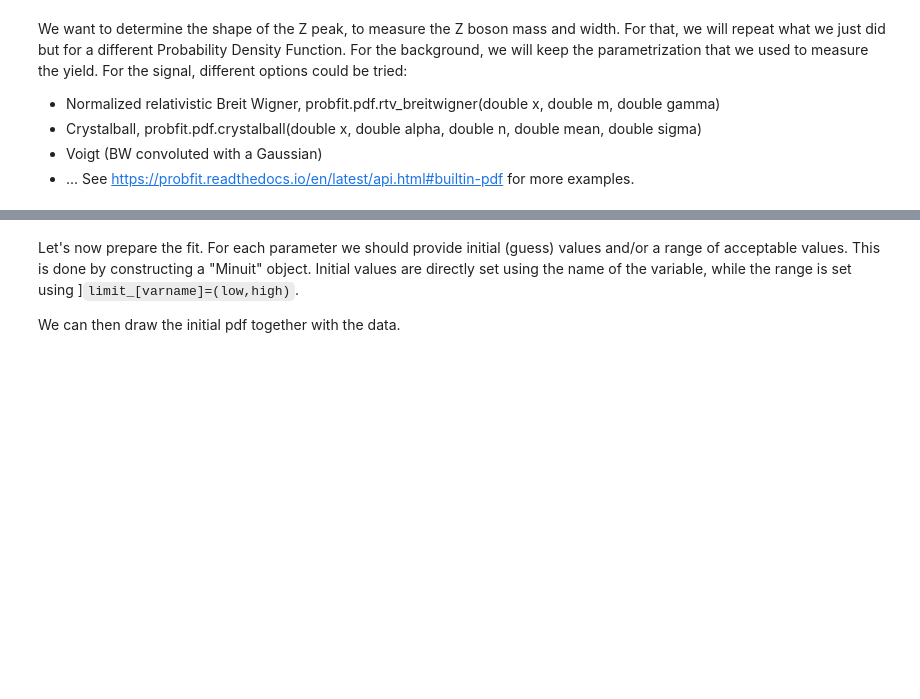
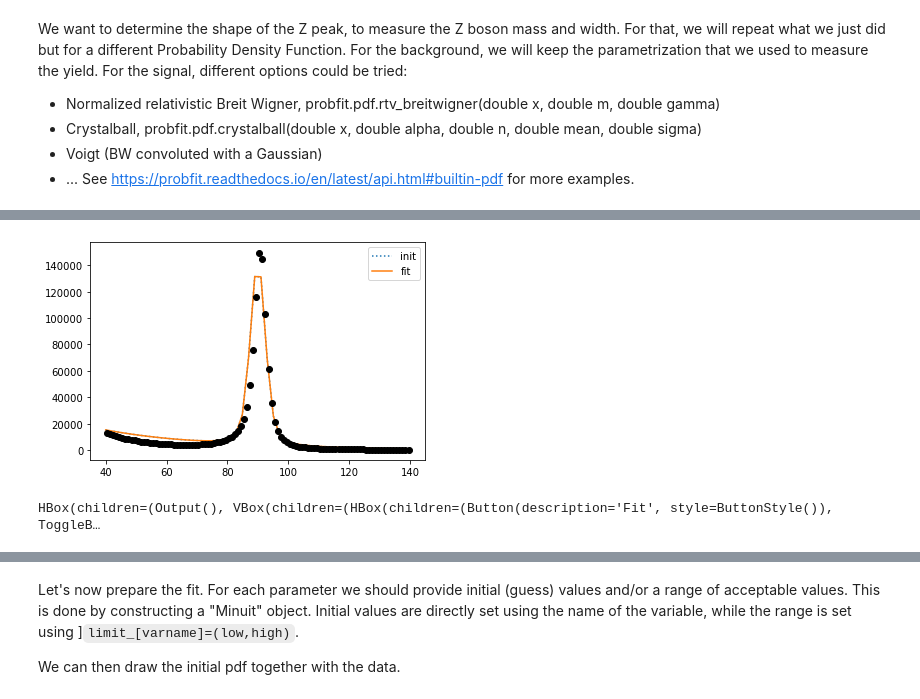
Before and after one commit to delaere/LPHY2131, a Jupyter notebook: analysis/labo2/Zlineshape.ipynb, the cells around one changed output, grey strips where cells are left out. Cells and saved outputs as stored; diff of their text form; code cells hidden in the pictures; blank space fills up the shorter version.

Commit message:
experimenting with iMinuit2

```diff
--- a/analysis/labo2/Zlineshape.ipynb
+++ b/analysis/labo2/Zlineshape.ipynb
@@ -89,0 +91,34 @@ The parameters of the fit function are: ['m', 'gamma', 'sigma', 'Ns', 'b', 'Nb']
+# %%
+# This defines the binning for the fit and the display below.
+xlim=(40,140)
+nbins=100
+
+data = ak.to_numpy(selected_data["invMass"]).astype('double')
+
+n, xe = np.histogram(data, bins=nbins, range=xlim) #n: bin content; xe: bin edges
+cx = 0.5 * (xe[1:] + xe[:-1]) # bin centers
+dx = np.diff(xe) # bin width
+
+plt.errorbar(cx, n, n ** 0.5, fmt="ok")
+xm = np.linspace(*xlim)
+plt.plot(xm, density(xm, *[p.value for p in m.init_params])[1] * dx[0],
+         ls=":", label="init")
+plt.plot(xm, density(xm, *m.values)[1] * dx[0], label="fit")
+plt.legend();
+# %% [output]
+[figure, added]
+# %%
+def density(x, s, b, beta, m, loc, scale, tau):
+    return (s * crystalball.pdf(x, beta, m, loc, scale) +
+            b * truncexpon.pdf(x, *xlim, 0, tau))
+
+def integral(x, s, b, beta, m, loc, scale, tau):
+    return (s * crystalball.cdf(x, beta, m, loc, scale) +
+            b * truncexpon.cdf(x, *xlim, 0, tau))
+
+c = cost.ExtendedBinnedNLL(n, xe, integral)
+m = Minuit(c, s=1E6, b=0.5E6, beta=1, m=2, loc=90, scale=2, tau=35)
+m.limits["s", "b", "beta", "m", "loc", "scale", "tau"] = (0, None)
+m.interactive()
+# %% [output]
+HBox(children=(Output(), VBox(children=(HBox(children=(Button(description='Fit', style=ButtonStyle()), ToggleB…
```
Also changed, not shown: parts of 18 cells of this notebook, 1 other file.
